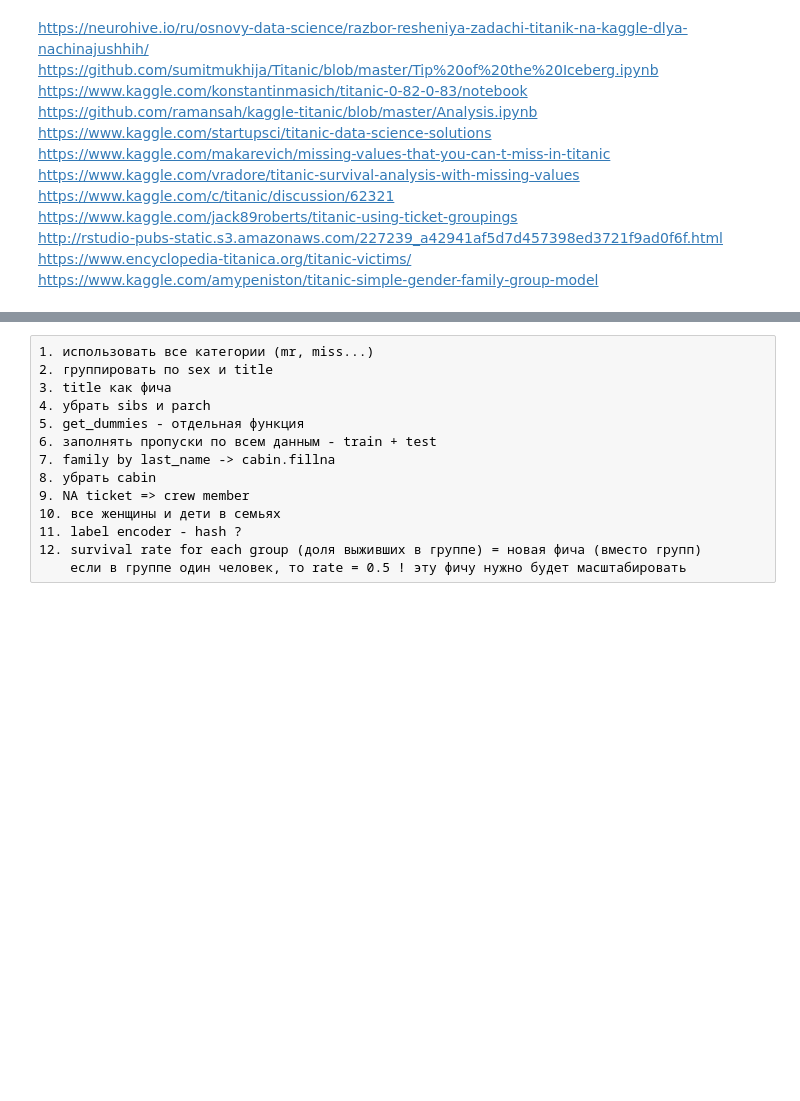
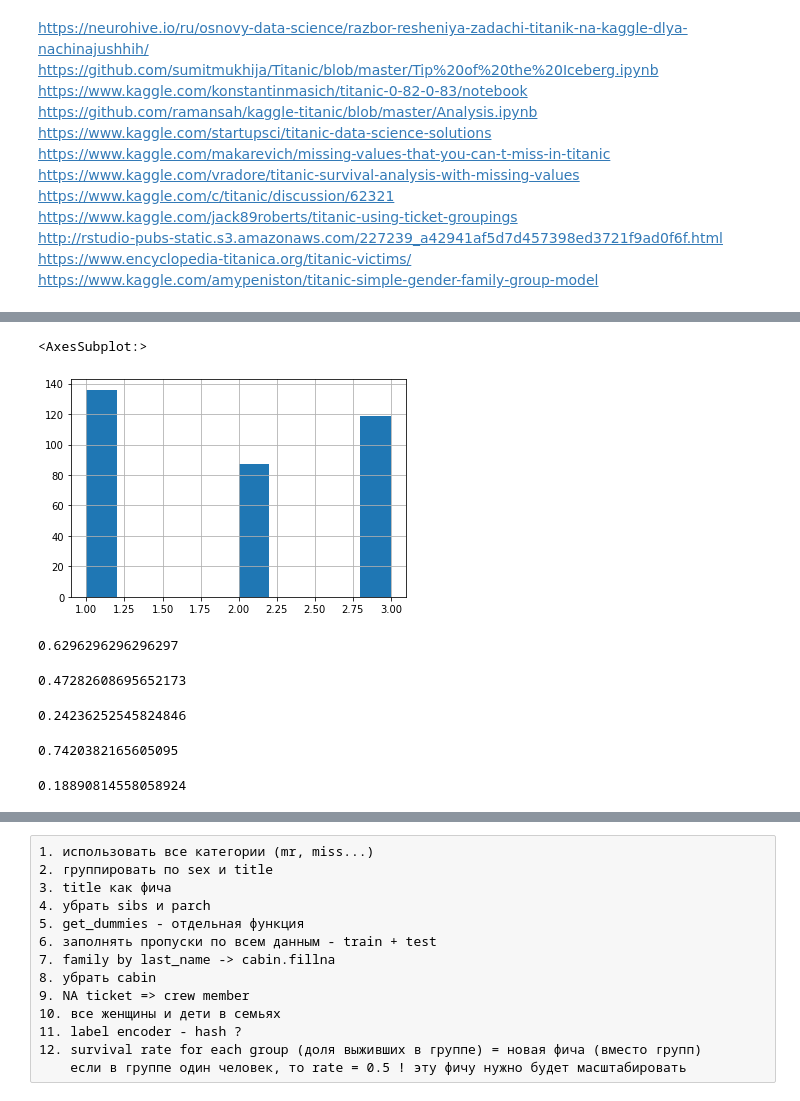
Before and after one commit to MitrofanovDmitry/study, a Jupyter notebook: practice/52 titanic/idea.ipynb, the cells around one changed output, grey strips where cells are left out. Cells and saved outputs as stored; diff of their text form; code cells hidden in the pictures; blank space fills up the shorter version.

```diff
--- a/practice/52 titanic/idea.ipynb
+++ b/practice/52 titanic/idea.ipynb
@@ -13,0 +21,26 @@ https://www.kaggle.com/amypeniston/titanic-simple-gender-family-group-model
+# %%
+# train_data = pd.read_csv('train.csv')
+# test_data = pd.read_csv('my_test.csv')
+# df = pd.concat([train_data, test_data])
+df = pd.read_csv('train.csv')
+# X, y = df.drop('Survived', axis=1), df['Survived']
+X, y = df, df['Survived']
+X['Family'] = X['SibSp'] + X['Parch']
+X['Female'] = (X['Sex'] == 'female').astype(int)
+X['Title'] = X['Name'].str.extract('([A-Za-z]+)\.').fillna('NA')
+X['Age'] = X.groupby(['Title'])['Age'].transform(lambda g: g.fillna(g.median()))
+X['Fare'] = X['Fare'].fillna(X['Fare'].median())
+X['Fare'] = X.groupby('Ticket')['Fare'].transform(lambda x: x / len(x))
+X['Embarked'] = df['Embarked'].fillna(df['Embarked'].mode()[0])
+X['Boy'] = ((X['Age'] < 14) & (X['Sex'] == 'male')).astype(int)
+X['Group'] = X['Pclass'].astype(str) + X['Embarked'] + X['Fare'].astype(str)
+# X['Group'] = LabelEncoder().fit_transform(X['Group'])
+# X['Embarked'] = LabelEncoder().fit_transform(X['Embarked'])
+X['Age'] = pd.cut(X['Age'], bins=[0,9,20,30,100])
+#X['Age'] = LabelEncoder().fit_transform(X['Age'])
+#X['Family'] = pd.cut(X['Family'], bins=[0,1,6,20])
+#X['Family'] = LabelEncoder().fit_transform(X['Family'])
+X['Fare'] = pd.cut(X['Fare'], bins=[0,10,20,30,100])
+#X['Fare'] = LabelEncoder().fit_transform(X['Fare'])
+X = X.drop(['PassengerId','Name','Title','Cabin','SibSp','Parch','Sex','Ticket','Name'], axis=1)
+X
@@ -13,0 +81,25 @@ https://www.kaggle.com/amypeniston/titanic-simple-gender-family-group-model
+# %%
+X.loc[y == 1, 'Pclass'].hist()
+# %% [output]
+<AxesSubplot:>
+[figure, added]
+# %%
+((X['Pclass'] == 1) & (y == 1)).sum() / (X['Pclass'] == 1).sum()
+# %% [output]
+0.6296296296296297
+# %%
+((X['Pclass'] == 2) & (y == 1)).sum() / (X['Pclass'] == 2).sum()
+# %% [output]
+0.47282608695652173
+# %%
+((X['Pclass'] == 3) & (y == 1)).sum() / (X['Pclass'] == 3).sum()
+# %% [output]
+0.24236252545824846
+# %%
+((X['Female'] == 1) & (y == 1)).sum() / (X['Female'] == 1).sum()
+# %% [output]
+0.7420382165605095
+# %%
+((X['Female'] == 0) & (y == 1)).sum() / (X['Female'] == 0).sum()
+# %% [output]
+0.18890814558058924
```
Also changed, not shown: parts of 16 cells of this notebook, 7 other files.
